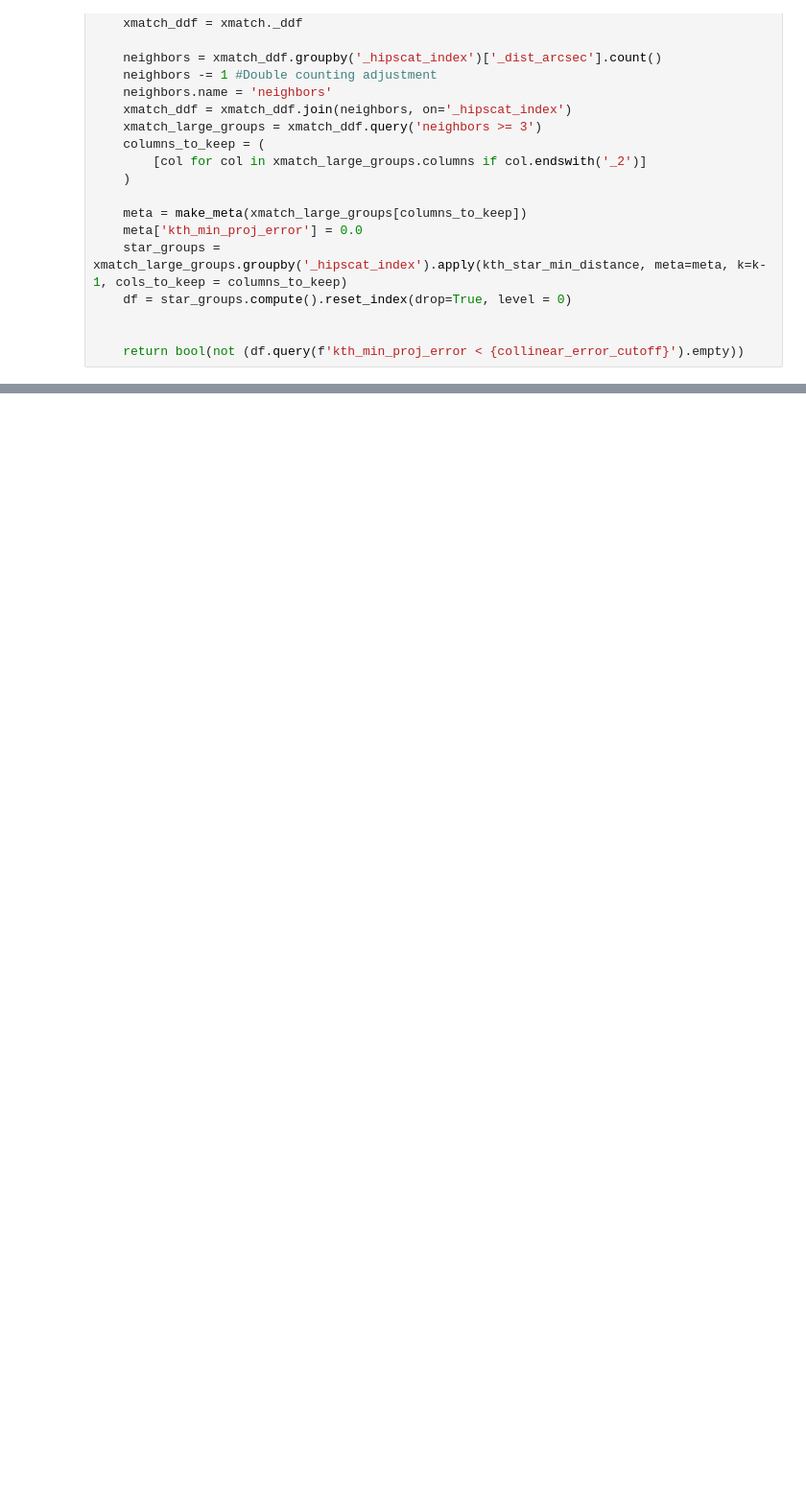
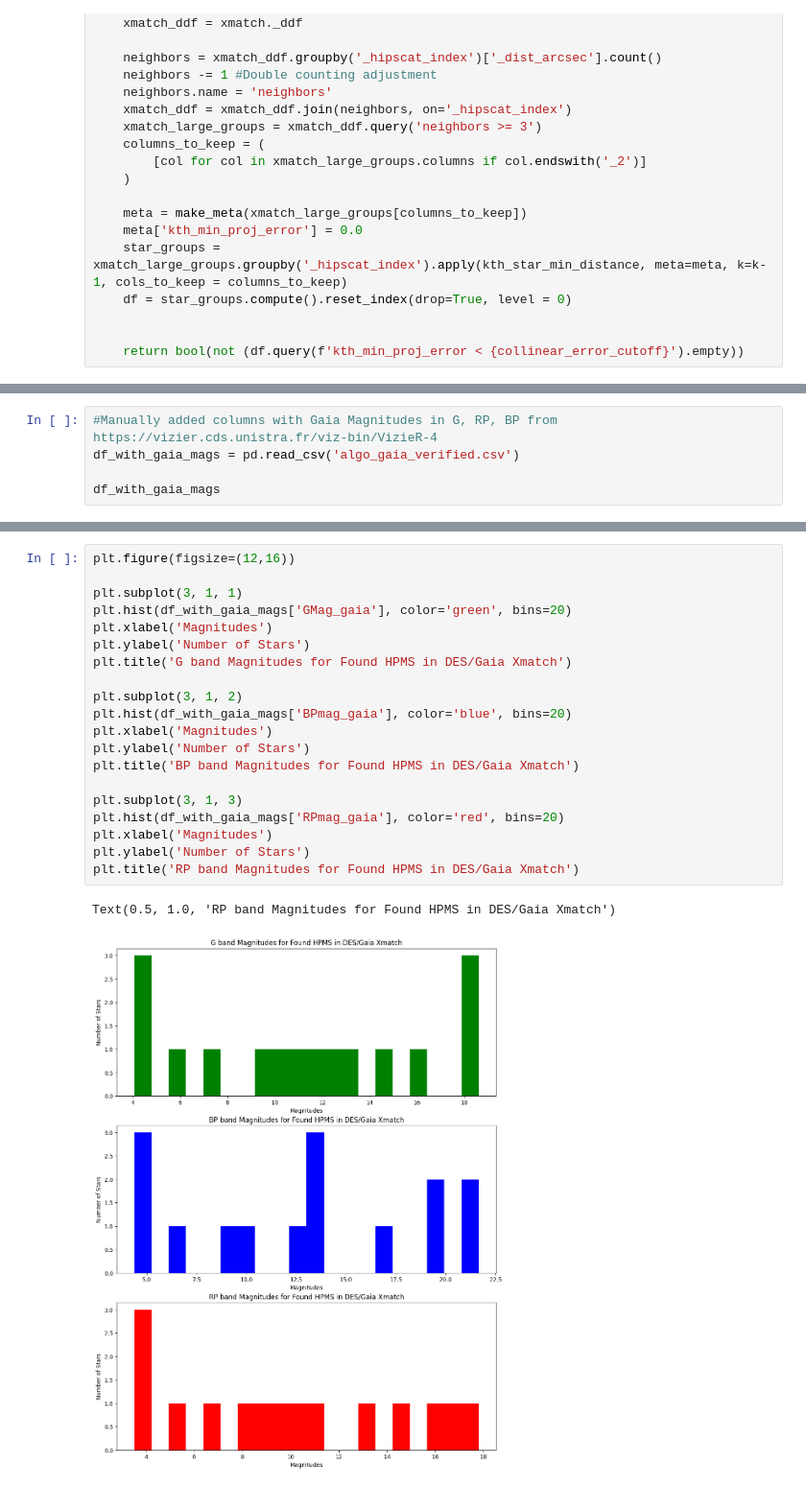
Before and after one commit to JoaoDPassos/brown-dwarf-search, a Jupyter notebook: des_gaia_xmatch.ipynb, the cells around one changed output, grey strips where cells are left out. Shown at 96% size. Cells and saved outputs as stored; diff of their text form; blank space fills up the shorter version.

```diff
--- a/des_gaia_xmatch.ipynb
+++ b/des_gaia_xmatch.ipynb
@@ -200,0 +229,5 @@ plot_found_pms(df=df_no_dupes, check_column='algo_found', des_cols=des_cols, con
+# %%
+#Manually added columns with Gaia Magnitudes in G, RP, BP from https://vizier.cds.unistra.fr/viz-bin/VizieR-4
+df_with_gaia_mags = pd.read_csv('algo_gaia_verified.csv')
+
+df_with_gaia_mags
@@ -200,0 +253,23 @@ plot_found_pms(df=df_no_dupes, check_column='algo_found', des_cols=des_cols, con
+# %%
+plt.figure(figsize=(12,16))
+
+plt.subplot(3, 1, 1)
+plt.hist(df_with_gaia_mags['GMag_gaia'], color='green', bins=20)
+plt.xlabel('Magnitudes')
+plt.ylabel('Number of Stars')
+plt.title('G band Magnitudes for Found HPMS in DES/Gaia Xmatch')
+
+plt.subplot(3, 1, 2)
+plt.hist(df_with_gaia_mags['BPmag_gaia'], color='blue', bins=20)
+plt.xlabel('Magnitudes')
+plt.ylabel('Number of Stars')
+plt.title('BP band Magnitudes for Found HPMS in DES/Gaia Xmatch')
+
+plt.subplot(3, 1, 3)
+plt.hist(df_with_gaia_mags['RPmag_gaia'], color='red', bins=20)
+plt.xlabel('Magnitudes')
+plt.ylabel('Number of Stars')
+plt.title('RP band Magnitudes for Found HPMS in DES/Gaia Xmatch')
+# %% [output]
+Text(0.5, 1.0, 'RP band Magnitudes for Found HPMS in DES/Gaia Xmatch')
+[figure, added]
```
Also changed, not shown: parts of 10 cells of this notebook, 1 other file.
